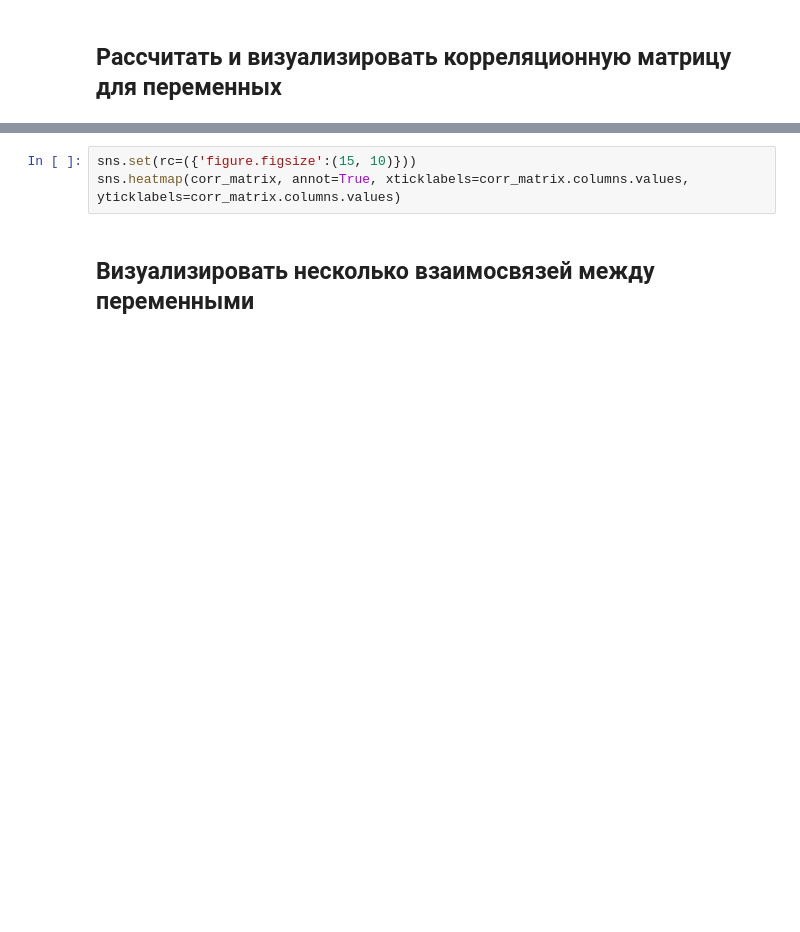
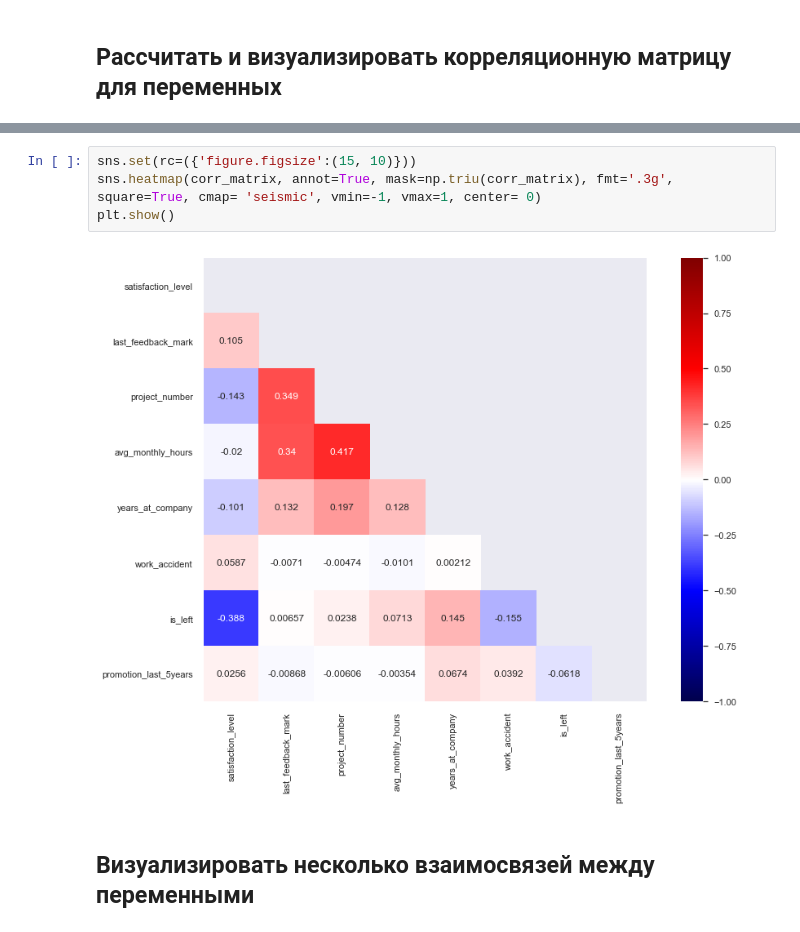
Before and after one commit to philippnicholson/netology_pyda_diploma, a Jupyter notebook: pyda-diploma.ipynb, the cells around one changed output, grey strips where cells are left out. Drawn from its saved outputs; the diff is of its cells as text; blank space fills up the shorter version.

```diff
--- a/pyda-diploma.ipynb
+++ b/pyda-diploma.ipynb
@@ -112,6 +184,9 @@ corr_matrix
 # %%
 sns.set(rc=({'figure.figsize':(15, 10)}))
-sns.heatmap(corr_matrix, annot=True, xticklabels=corr_matrix.columns.values, yticklabels=corr_matrix.columns.values)
+sns.heatmap(corr_matrix, annot=True, mask=np.triu(corr_matrix), fmt='.3g', square=True, cmap= 'seismic', vmin=-1, vmax=1, center= 0)
+plt.show()
+# %% [output]
+[figure, added]
 # %% [markdown]
 ## Визуализировать несколько взаимосвязей между переменными
 # %%
```
Also changed, not shown: parts of 94 cells of this notebook.
